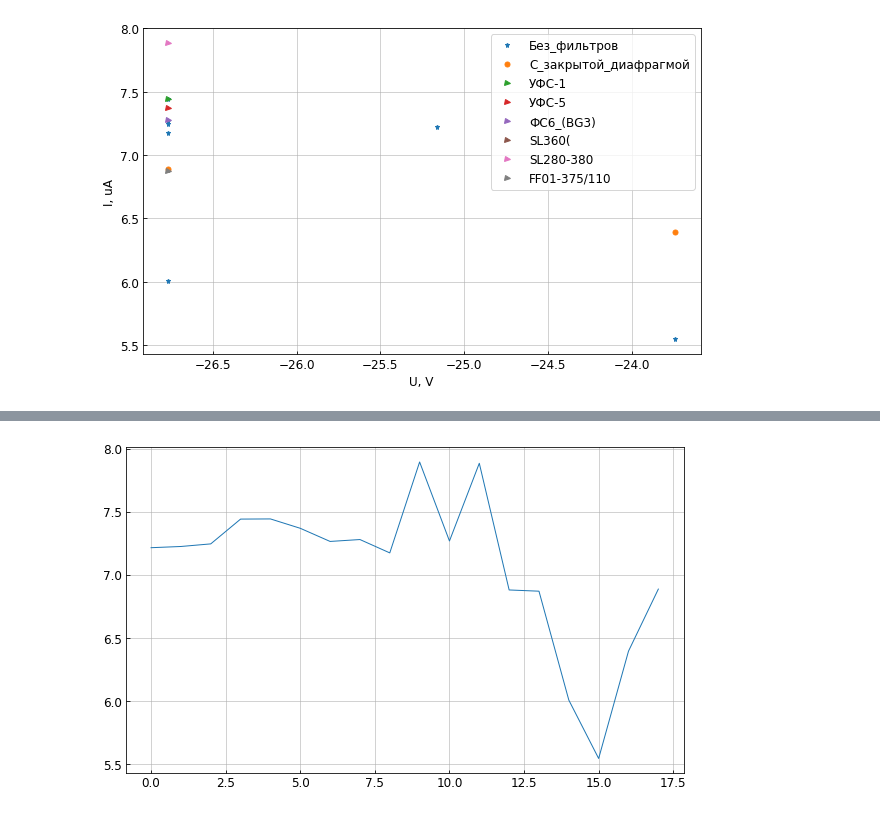
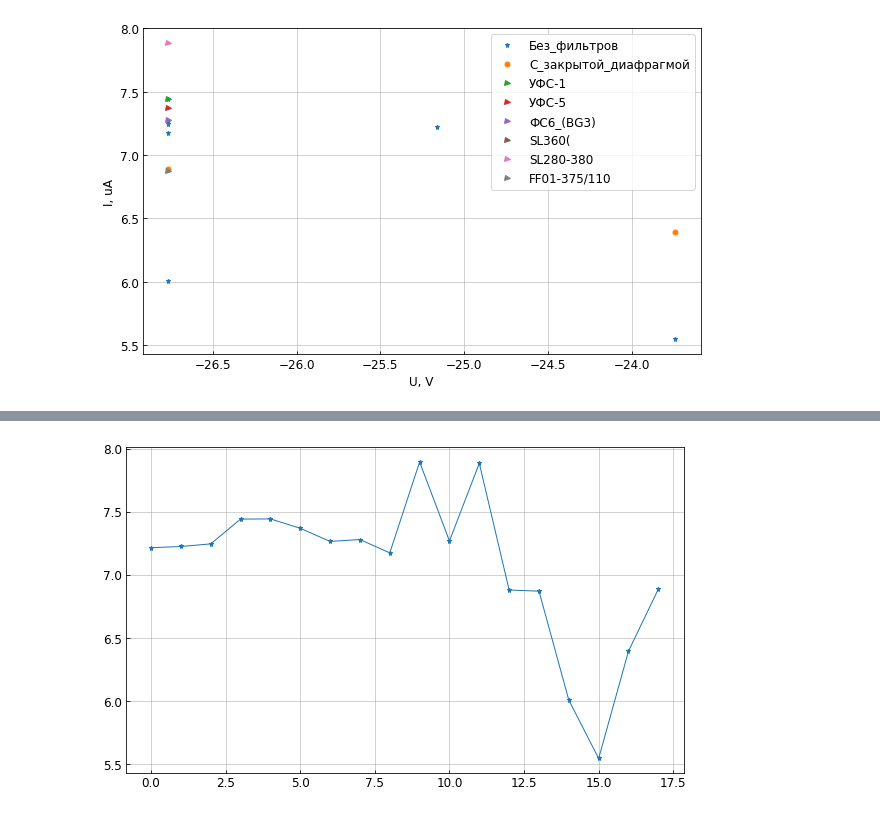
Before and after one commit to bonvech/Sphere, a Jupyter notebook: Detector/SiPM_and_filters.ipynb, the cells around one changed output, grey strips where cells are left out. Drawn from its saved outputs; the diff is of its cells as text; code cells hidden in the pictures.

```diff
--- a/Detector/SiPM_and_filters.ipynb
+++ b/Detector/SiPM_and_filters.ipynb
@@ -180,5 +187,5 @@ draw_parameter('T')
 # %%
-plt.plot(table['T']);
+plt.plot(table['T'], '-*');
 plt.grid()
 # %% [output]
-[figure, old version]
+[figure, new version]
```
Also changed, not shown: parts of 29 cells of this notebook, 3 other files.
